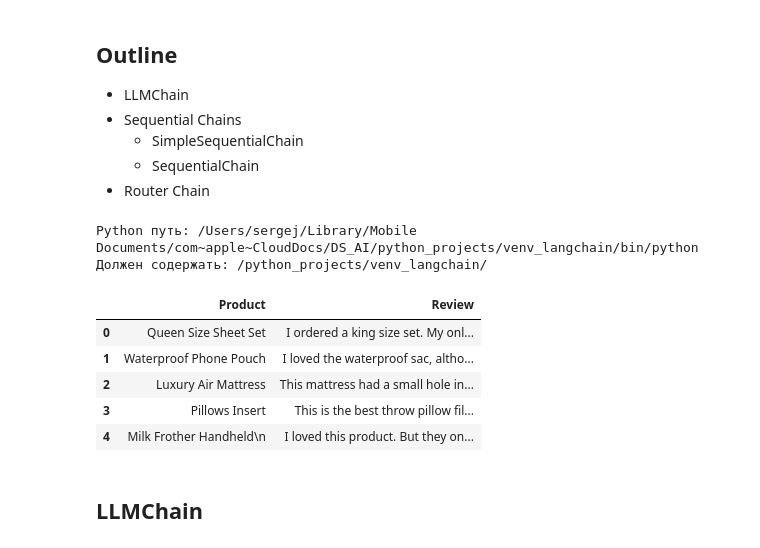
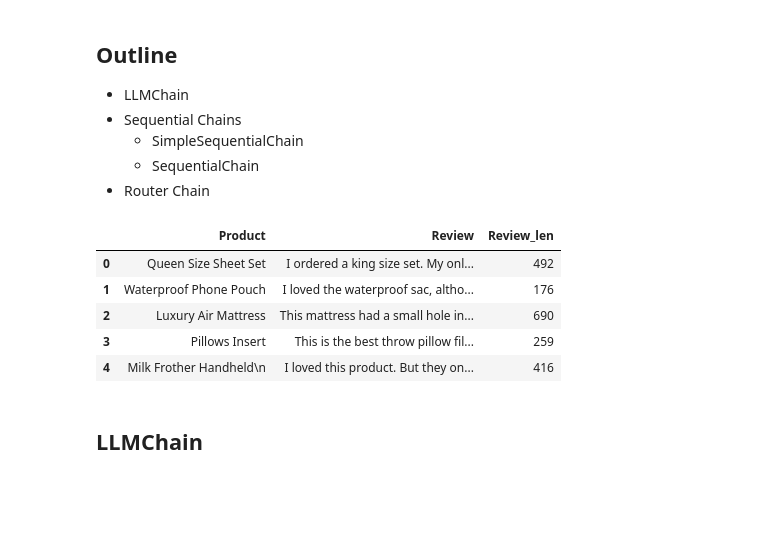
Before and after one commit to SergejKurtasch/lab-chains-in-langchain, a Jupyter notebook: lab-chains-in-langchain.ipynb, the cells around one changed output. Drawn from its saved outputs; the diff is of its cells as text; code cells hidden in the pictures; blank space fills up the shorter version.

```diff
--- a/lab-chains-in-langchain.ipynb
+++ b/lab-chains-in-langchain.ipynb
@@ -19,27 +19,19 @@ _ = load_dotenv(find_dotenv())
 
 OPENAI_API_KEY  = os.getenv('OPENAI_API_KEY')
 HUGGINGFACEHUB_API_TOKEN = os.getenv('HUGGINGFACEHUB_API_TOKEN')
-# %%
-#!pip install pandas
-
-import sys
-print("Python путь:", sys.executable)
-print("Должен содержать: /python_projects/venv_langchain/")
-# %% [output]
-Python путь: /Users/sergej/Library/Mobile Documents/com~apple~CloudDocs/DS_AI/python_projects/venv_langchain/bin/python
-Должен содержать: /python_projects/venv_langchain/
 # %%
 import pandas as pd
 df = pd.read_csv('data/Data.csv')
 # %%
+df["Review_len"] = df["Review"].apply(len)
 df.head()
 # %% [output]
-|  | Product | Review |
-| 0 | Queen Size Sheet Set | I ordered a king size set. My onl... |
-| 1 | Waterproof Phone Pouch | I loved the waterproof sac, altho... |
-| 2 | Luxury Air Mattress | This mattress had a small hole in... |
-| 3 | Pillows Insert | This is the best throw pillow fil... |
-| 4 | Milk Frother Handheld\n | I loved this product. But they on... |
+|  | Product | Review | Review_len |
+| 0 | Queen Size Sheet Set | I ordered a king size set. My onl... | 492 |
+| 1 | Waterproof Phone Pouch | I loved the waterproof sac, altho... | 176 |
+| 2 | Luxury Air Mattress | This mattress had a small hole in... | 690 |
+| 3 | Pillows Insert | This is the best throw pillow fil... | 259 |
+| 4 | Milk Frother Handheld\n | I loved this product. But they on... | 416 |
 # %% [markdown]
 ## LLMChain
 # %%
```
Also changed, not shown: parts of 18 cells of this notebook.
